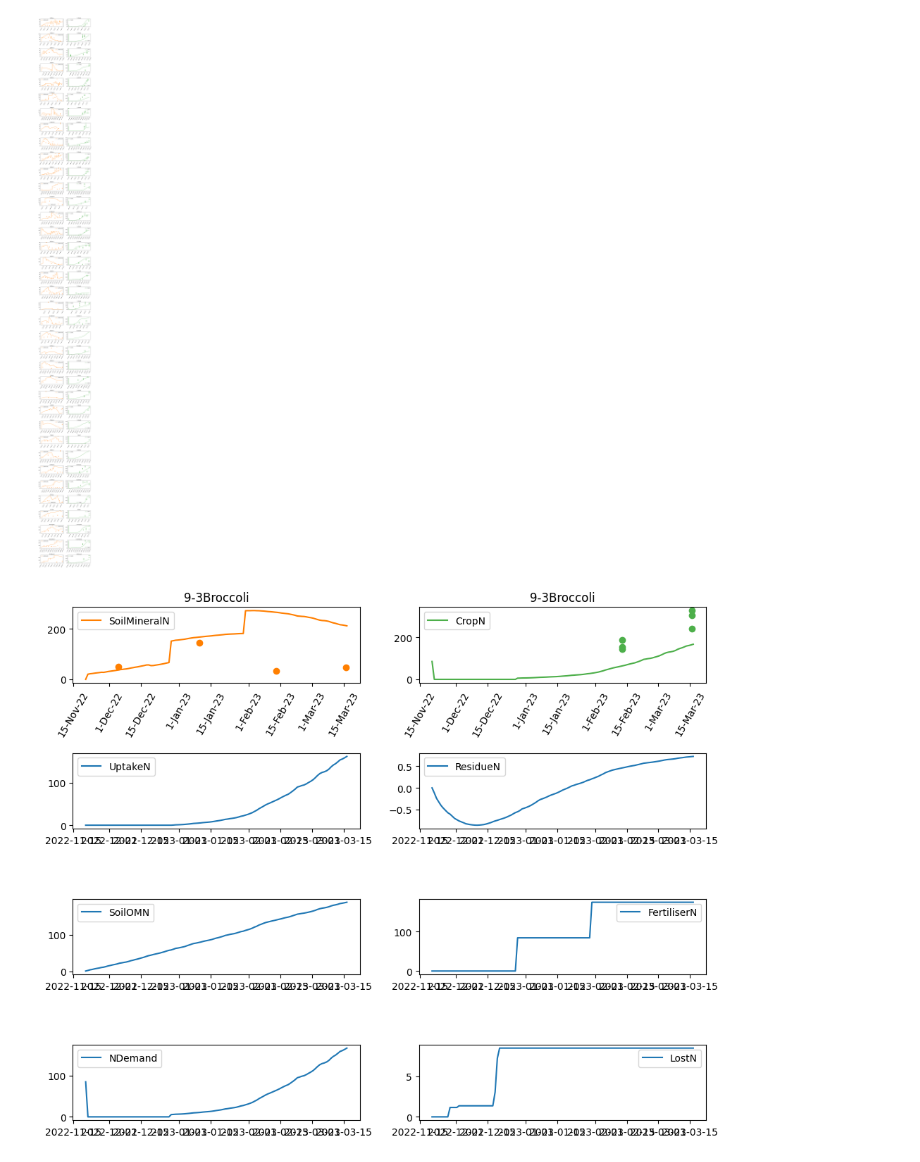
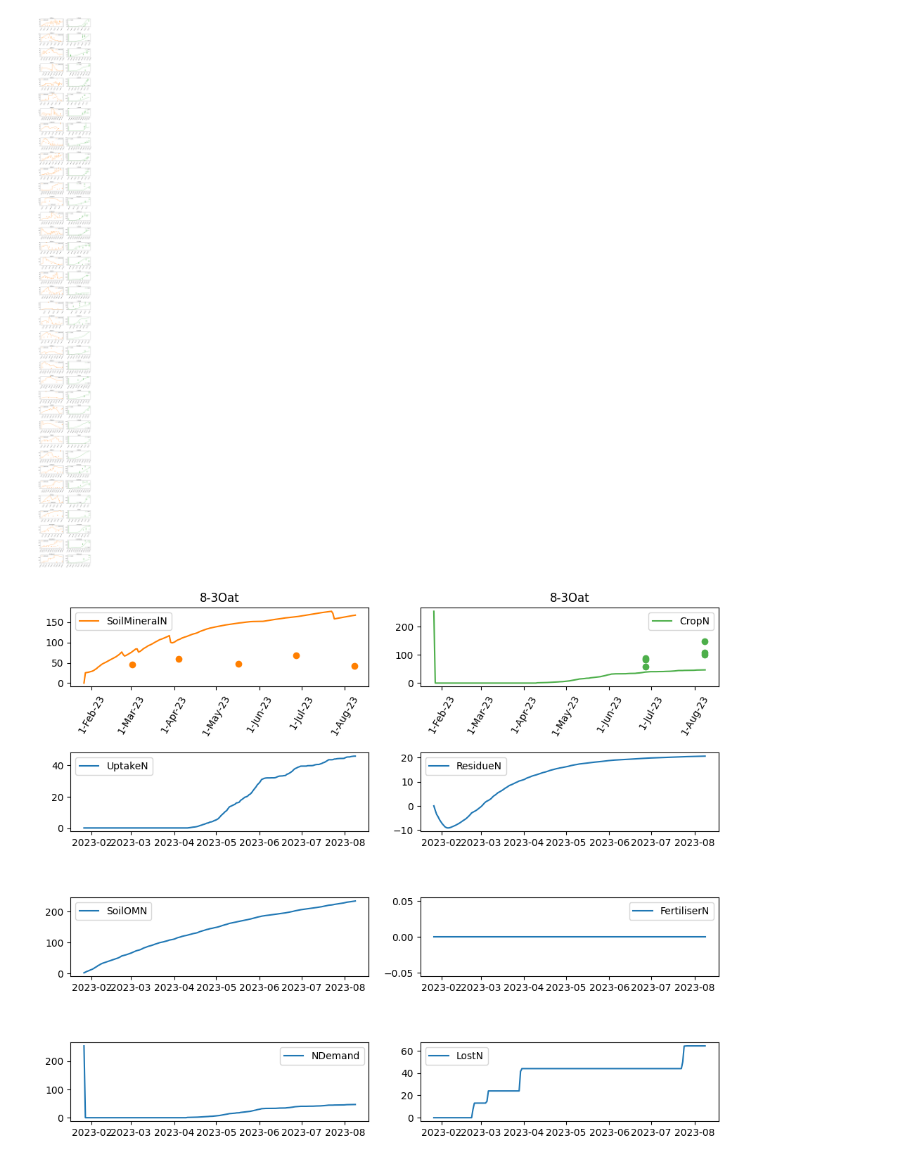
Before and after one commit to Plant-Food-Research-Open/FieldNBalance, a Jupyter notebook: TestGraphs/MakeGraphs/WS2.ipynb, the cells around one changed output. Cells and saved outputs as stored; diff of their text form; code cells hidden in the pictures.

```diff
--- a/TestGraphs/MakeGraphs/WS2.ipynb
+++ b/TestGraphs/MakeGraphs/WS2.ipynb
@@ -217,7 +217,7 @@ Graph = plt.figure(figsize=(10,10))
 pos = 1
 row_num=len(tests)
 
-t = '9-3Broccoli'
+t = '8-3Oat'
 site = t[0]
 site = int(site)
 
@@ -228,32 +228,32 @@ for v in ['SoilMineralN','CropN']:
     Data = AllData.loc[dates,(t,v)]
     plt.plot(Data,color=CBcolors[colors[c]],label=v)
 
     if v == 'CropN':
         sData = observedCrop.loc[site,:]
     if v == 'SoilMineralN':
         sData = observedSoil.loc[site,:]
     dFilter = [dates.min() <= sData['Date'].iloc[x] <= dates.max() for x in range(len(sData['Date']))]
     plt.plot(sData.loc[dFilter,'Date'],sData.loc[dFilter,v],'o',color=CBcolors[colors[c]])
 
     plt.title(t)
     plt.xticks(rotation=60)
     ax.xaxis.set_major_formatter(mdates.DateFormatter('%#d-%b-%y'))
     #plt.ylim(0,800)
     plt.legend()
     pos+=1
     c+=1
 
 for nbc in NbalComponents:
     ax = Graph.add_subplot(5,2,pos)
     if toAccumulate[nbc] == False:
         Data = AllData.loc[dates,(t,nbc)]
     if toAccumulate[nbc] == True:
         Data = AllData.loc[dates,(t,nbc)].cumsum()
     plt.plot(Data,label=nbc)
     plt.legend()
     pos +=1
 
 Graph.tight_layout(pad=1.5)
-plt.savefig(os.path.join(outPath, "TimeCourse.png"))
+#plt.savefig(os.path.join(outPath, "TimeCourse.png"))
 # %% [output]
-[figure, old version]
+[figure, new version]
```
Also changed, not shown: parts of 1 cell of this notebook, 2 other files.
